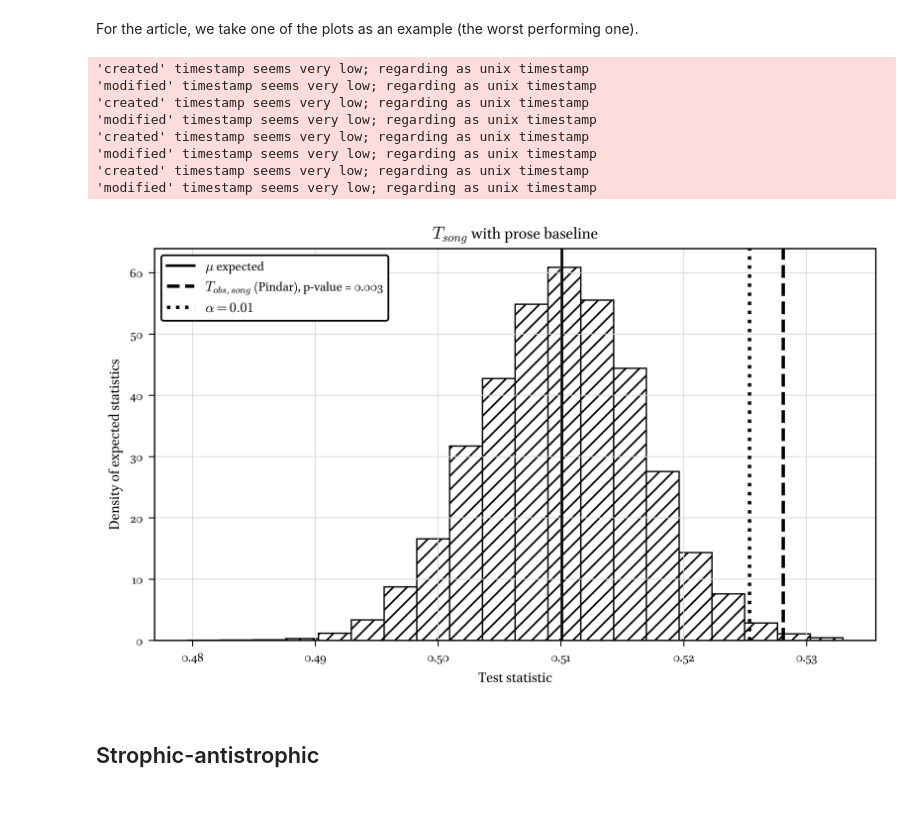
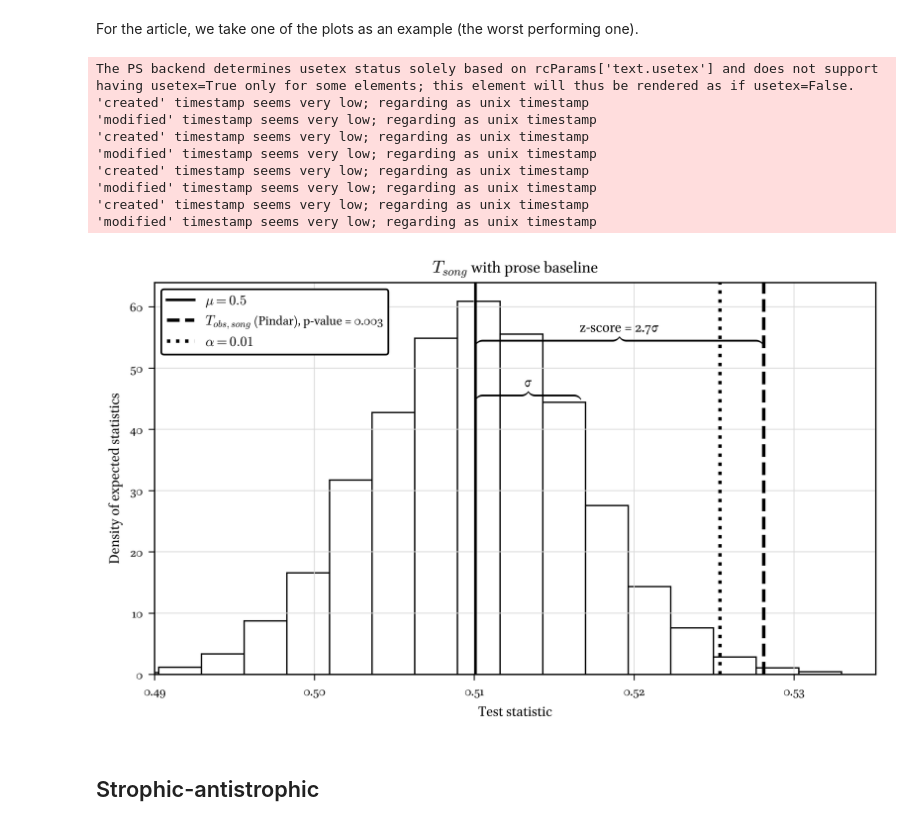
Before and after one commit to Urdatorn/responsio-accentuum, a Jupyter notebook: nb/perm.ipynb, the cells around one changed output. Drawn from its saved outputs; the diff is of its cells as text; code cells hidden in the pictures.

Commit message:
plot

```diff
--- a/nb/perm.ipynb
+++ b/nb/perm.ipynb
@@ -1180,13 +1180,15 @@ fig, ax = plt.subplots(figsize=(6.5, 4))
 arr = np.asarray(T_exp_song_prose_list, dtype=float)
 obs = float(T_obs_song_fully_triadic_triads)
 expected_mean = float(np.mean(arr))
+expected_std = float(np.std(arr, ddof=0))
+z_score_value = (obs - expected_mean) / expected_std
 alpha = 0.01
 crit_song_prose = np.quantile(arr, 1 - alpha)
+sigma_endpoint = expected_mean + expected_std
 
-xmin = min(np.min(arr), obs, expected_mean, crit_song_prose)
-xmax = max(np.max(arr), obs, expected_mean, crit_song_prose)
+xmin = 0.49
+xmax = max(np.max(arr), obs, expected_mean, sigma_endpoint, crit_song_prose)
 xpad = (xmax - xmin) * 0.05
-xmin -= xpad
 xmax += xpad
 
 hist_kwargs = dict(
@@ -1194,7 +1196,6 @@ hist_kwargs = dict(
     density=True,
     facecolor="white",
     edgecolor="black",
-    hatch="///",
     linewidth=0.8,
 )
 
@@ -1207,7 +1208,7 @@ ax.axvline(
     expected_mean,
     linestyle="-",
     linewidth=1.5,
-    label=r"$\mu$ expected",
+    label=rf"$\mu = {expected_mean:.1g}$",
 )
 
 ax.axvline(
@@ -1222,37 +1223,76 @@ ax.axvline(
     linestyle=":",
     linewidth=2,
     label=r"$\alpha = 0.01$",
 )
 
 ax.set_title(r"$T_{song}$ with prose baseline")
 ax.set_xlabel(universal_x_label)
 ax.set_ylabel(universal_y_label)
 ax.set_xlim(xmin, xmax)
 
-
 ax.legend(
     frameon=True,
     facecolor="white",
     edgecolor="black",
     framealpha=1.0,
 )
 
+# Finalize the axes geometry before measuring TeX objects. If tight_layout runs
+# after measurement, display-space centers no longer line up with data-space text.
 plt.tight_layout()
+fig.canvas.draw()
 
-plt.savefig(ROOT / "media" / "figures" / "perm" / "perm_triadic_simple_example.eps")
-plt.savefig(ROOT / "media" / "figures" / "perm" / "perm_triadic_simple_example.png", dpi=600)
+brace_fontsize = plt.rcParams["font.size"]
+brace_label_offset = ax.get_ylim()[1] * 0.045
+
+def add_overbrace(x0, x1, y, label):
+    x0, x1 = sorted((x0, x1))
+    x0_px = ax.transData.transform((x0, y))[0]
+    x1_px = ax.transData.transform((x1, y))[0]
+    brace_width_pt = abs(x1_px - x0_px) * 72 / fig.dpi
+
+    brace = ax.text(
+        x0,
+        y,
+        rf"$\boldmath\overbrace{{\rule{{{brace_width_pt:.2f}pt}}{{0pt}}}}$",
+        ha="left",
+        va="bottom",
+        fontsize=brace_fontsize,
+        usetex=True,
+    )
+
+    fig.canvas.draw()
+    bbox = brace.get_window_extent(renderer=fig.canvas.get_renderer())
+    label_x = ax.transData.inverted().transform((bbox.x0 + bbox.width / 2, 0))[0]
+    ax.text(
+        label_x,
+        y + brace_label_offset,
+        label,
+        ha="center",
+        va="bottom",
+        fontsize=brace_fontsize,
+    )
+
+add_overbrace(expected_mean, obs, ax.get_ylim()[1] * 0.82, f"z-score = {z_score_value:.2g}σ")
+add_overbrace(expected_mean, sigma_endpoint, ax.get_ylim()[1] * 0.68, "σ")
+
+plt.savefig(ROOT / "media" / "figures" / "perm" / "perm_triadic_simple.eps")
+plt.savefig(ROOT / "media" / "figures" / "perm" / "perm_triadic_simple.svg")
+plt.savefig(ROOT / "media" / "figures" / "perm" / "perm_triadic_simple.tif", dpi=600)
+plt.savefig(ROOT / "media" / "figures" / "perm" / "perm_triadic_simple.png", dpi=600)
 
 plt.show()
 # %% [output]
+The PS backend determines usetex status solely based on rcParams['text.usetex'] and does not support having usetex=True only for some elements; this element will thus be rendered as if usetex=False.
 'created' timestamp seems very low; regarding as unix timestamp
 'modified' timestamp seems very low; regarding as unix timestamp
 'created' timestamp seems very low; regarding as unix timestamp
 'modified' timestamp seems very low; regarding as unix timestamp
 'created' timestamp seems very low; regarding as unix timestamp
 'modified' timestamp seems very low; regarding as unix timestamp
 'created' timestamp seems very low; regarding as unix timestamp
 'modified' timestamp seems very low; regarding as unix timestamp
-[figure, old version]
+[figure, new version]
 # %% [markdown]
 ## Strophic-antistrophic
 # %% [markdown]
```
Also changed, not shown: parts of 1 cell of this notebook, 6 other files.
